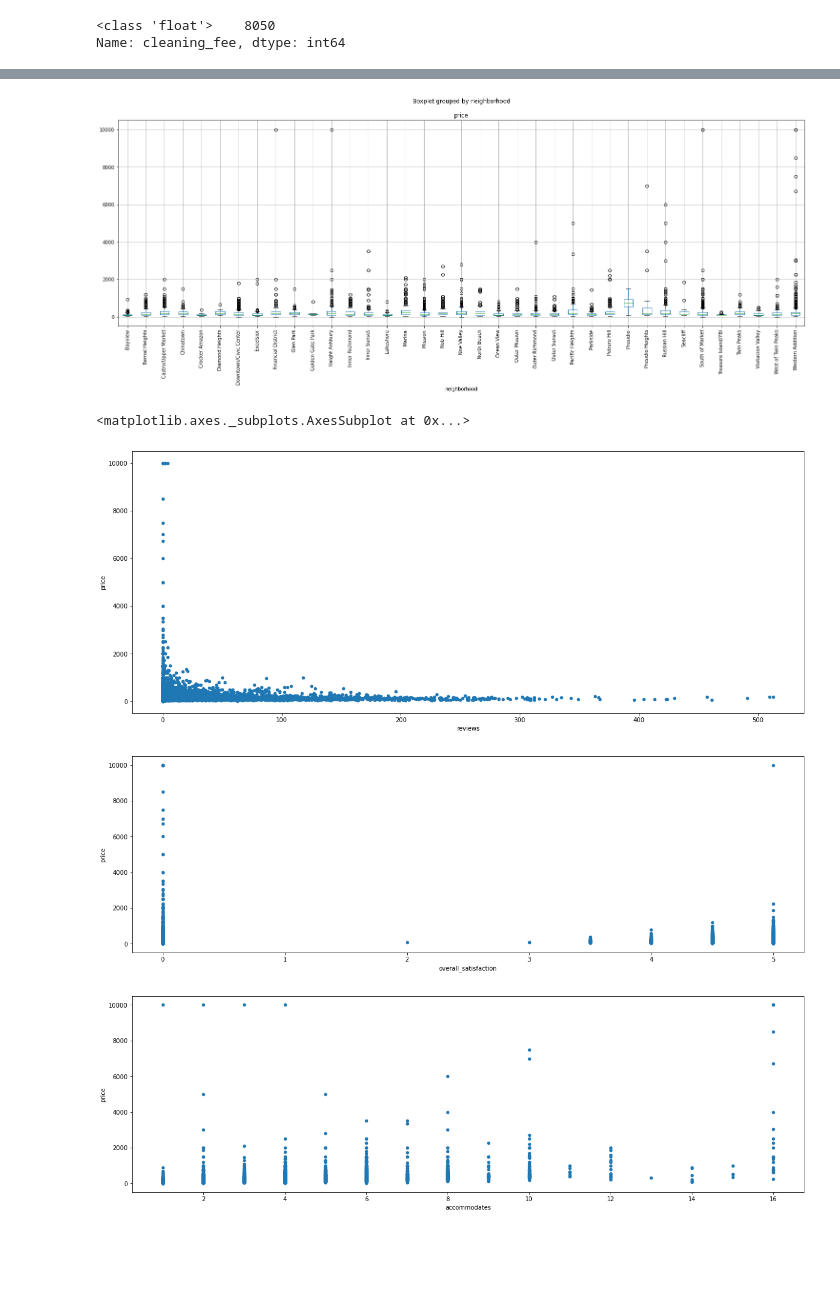
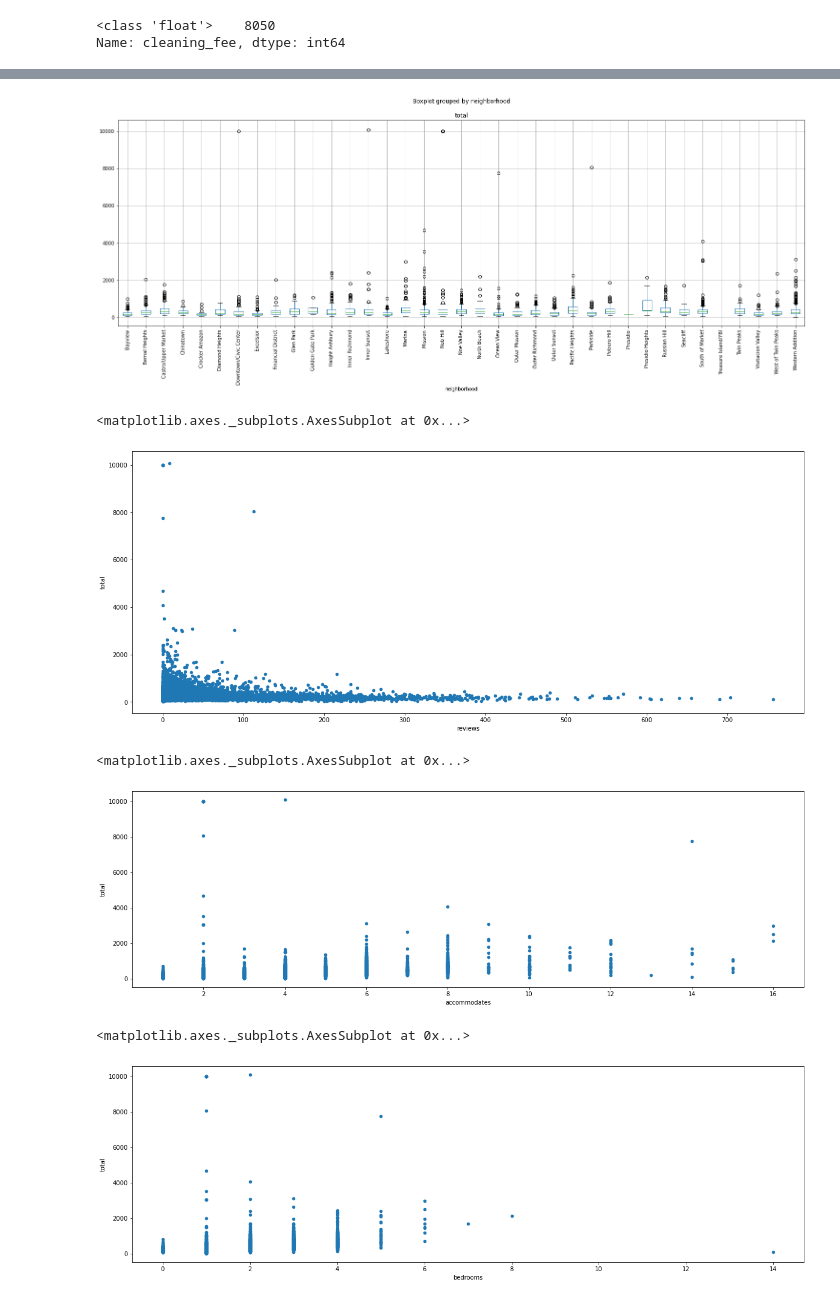
Before and after one commit to rustiri/final_group_airbnb, a Jupyter notebook: SF_Airbnb_EDA.ipynb, the cells around one changed output, grey strips where cells are left out. Drawn from its saved outputs; the diff is of its cells as text; code cells hidden in the pictures; blank space fills up the shorter version.

```diff
--- a/SF_Airbnb_EDA.ipynb
+++ b/SF_Airbnb_EDA.ipynb
@@ -491,22 +501,24 @@ airbnb_EDA_df.plot.scatter(x="neighborhood", y="price", figsize=(25,8), rot=90)
 # %%
-airbnb_EDA_df.boxplot(column="price", by="neighborhood", figsize=(25,8), rot=90);
+airbnb_EDA_df.boxplot(column="total", by="neighborhood", figsize=(25,8), rot=90);
 # %% [output]
-[figure, old version]
+[figure, new version]
 # %%
 # price vs reviews
 #plt.scatter(airbnb_EDA_df.reviews, airbnb_EDA_df.price)
-airbnb_EDA_df.plot.scatter(x="reviews", y="price", figsize=(20,8))
+airbnb_EDA_df.plot.scatter(x="reviews", y="total", figsize=(20,8))
 # %% [output]
 <matplotlib.axes._subplots.AxesSubplot at 0x...>
-[figure, old version]
+[figure, new version]
 # %%
-# price vs overall_satisfaction
-airbnb_EDA_df.plot.scatter(x="overall_satisfaction", y="price", figsize=(20,6))
+# price vs accomodates (number of people)
+airbnb_EDA_df.plot.scatter(x="accommodates", y="total", figsize=(20,6))
 # %% [output]
+<matplotlib.axes._subplots.AxesSubplot at 0x...>
-[figure, old version]
+[figure, new version]
 # %%
-# price vs accomodates (number of people)
-airbnb_EDA_df.plot.scatter(x="accommodates", y="price", figsize=(20,6))
+# price vs bedrooms (number of bedrooms)
+airbnb_EDA_df.plot.scatter(x="bedrooms", y="total", figsize=(20,6))
 # %% [output]
+<matplotlib.axes._subplots.AxesSubplot at 0x...>
-[figure, old version]
+[figure, new version]
 # %%
```
Also changed, not shown: parts of 12 cells of this notebook, 1 other file.
